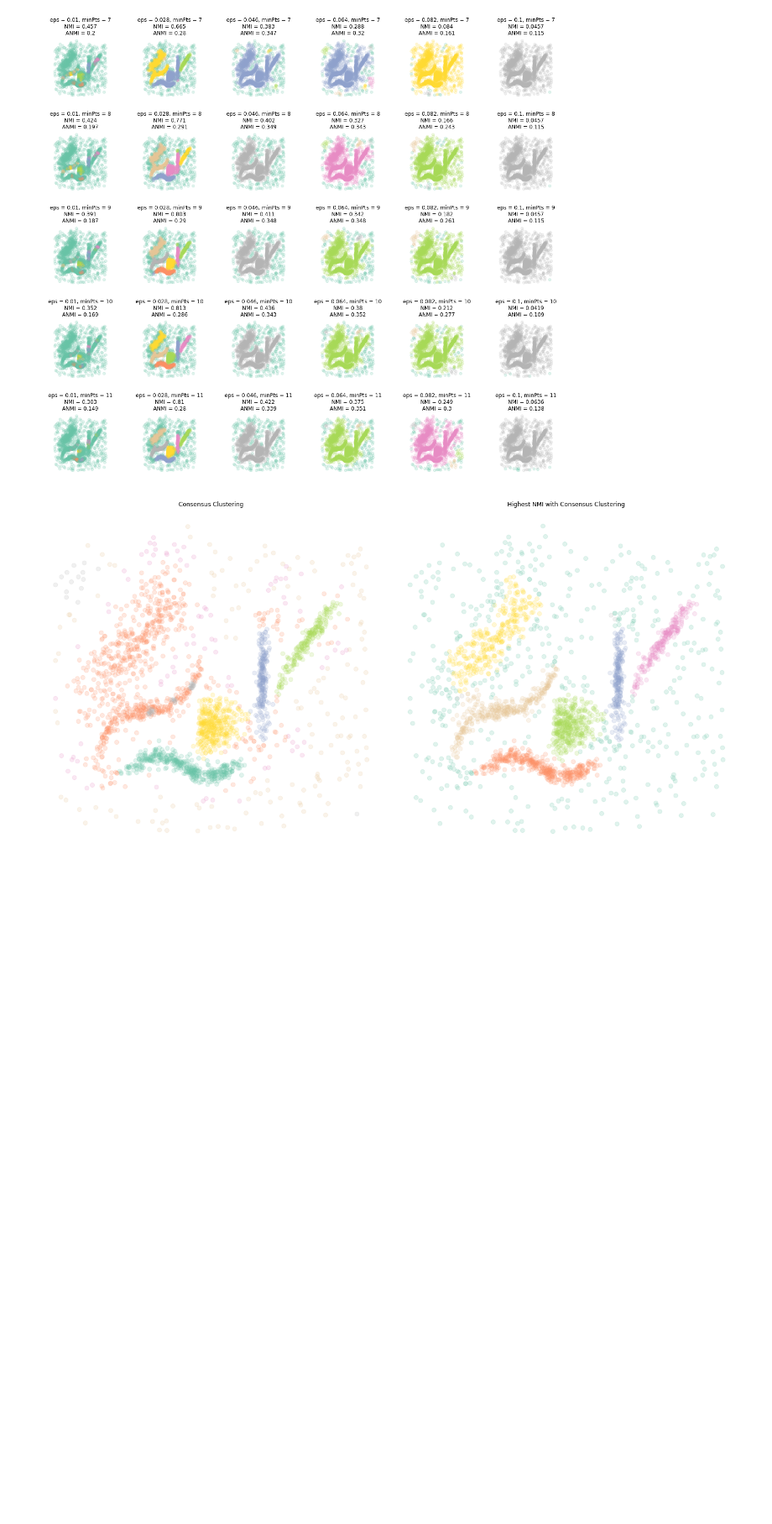
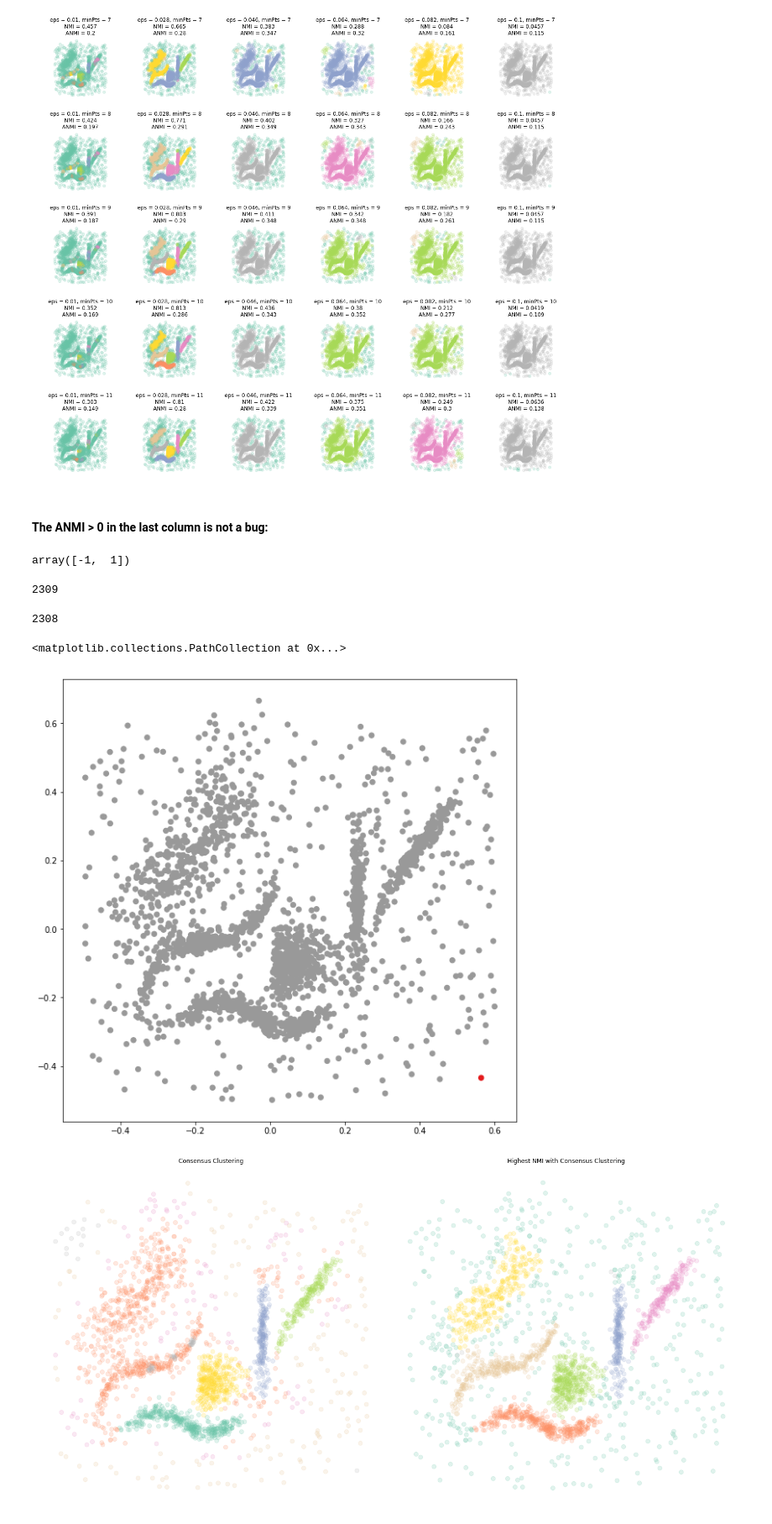
Before and after one commit to clustertoolsgroup/consensus_clustering, a Jupyter notebook: Results_hyperparameter_search.ipynb, the cells around one changed output. Shown at 84% size. Saved outputs shown, nothing was run; the diff lists cells and outputs as text; code cells hidden in the pictures; blank space fills up the shorter version.

```diff
--- a/Results_hyperparameter_search.ipynb
+++ b/Results_hyperparameter_search.ipynb
@@ -540,6 +540,29 @@ plot_results(data=fuzzy, cl_objects=cl_objects_db_fz, nmi_arr=nmi_arr_db_fz, anm
 # %% [output]
 Number of clusterings: 30
 [figure]
+# %% [markdown]
+#### The ANMI > 0 in the last column is not a bug:
+# %%
+np.unique(labels[5])
+# %% [output]
+array([-1,  1])
+# %%
+len(fuzzy)
+# %% [output]
+2309
+# %%
+len([i for i, label in enumerate(labels[5]) if label == 1])
+# %% [output]
+2308
+# %%
+plot_ind = 5
+
+fig = plt.figure(figsize=(10, 10))
+ax = fig.add_subplot(111)
+ax.scatter(fuzzy[:, 0], fuzzy[:, 1], s=40, c=labels[plot_ind].astype(int), cmap='Set1', alpha=1.0)
+# %% [output]
+<matplotlib.collections.PathCollection at 0x...>
+[figure, added]
 # %%
 #highest NMI with consensus
 best=np.argmax(nmi_arr_db_fz)
```
Also changed, not shown: parts of 10 cells of this notebook, 9 other files.
